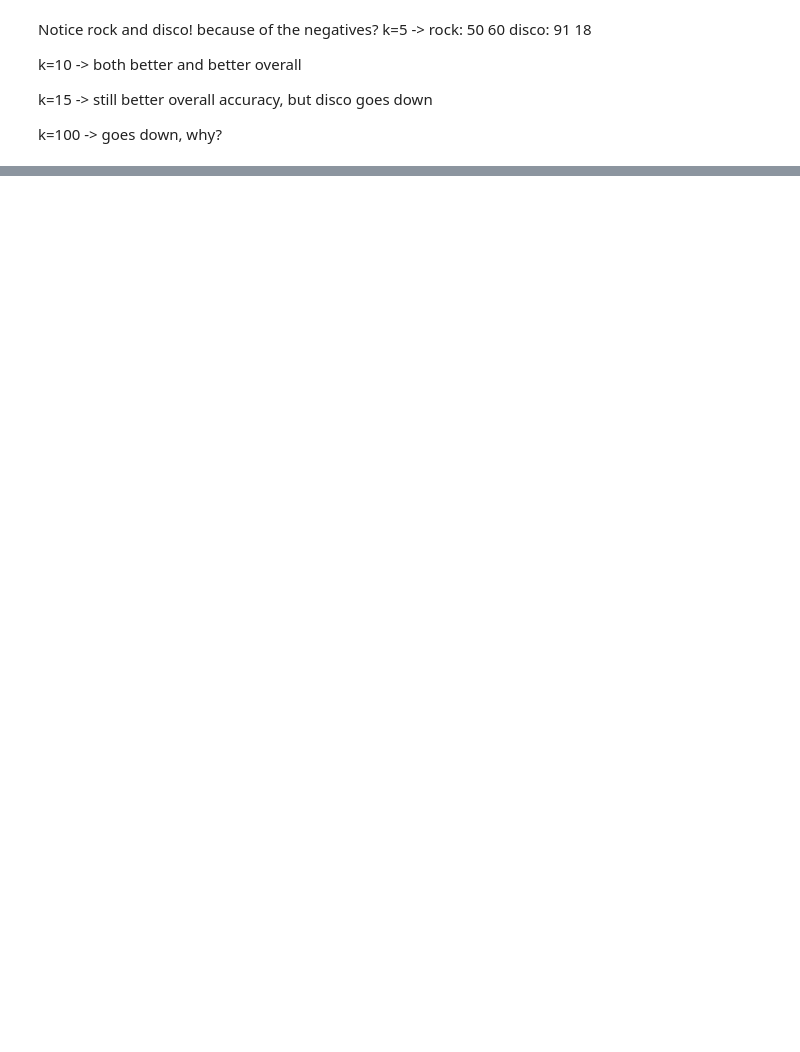
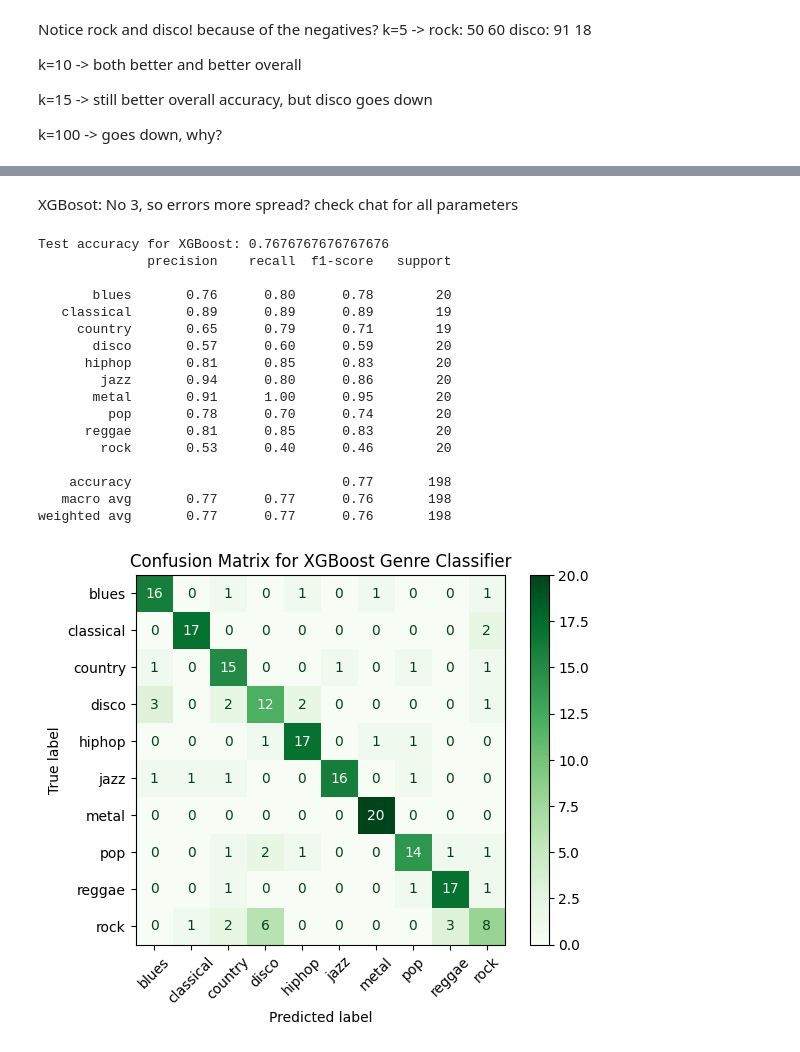
Before and after one commit to johnnynogo/TTT4275_MusicGenreClassification, a Jupyter notebook: all_tasks.ipynb, the cells around one changed output, grey strips where cells are left out. Cells and saved outputs as stored; diff of their text form; code cells hidden in the pictures; blank space fills up the shorter version.

```diff
--- a/all_tasks.ipynb
+++ b/all_tasks.ipynb
@@ -272,0 +340,51 @@ random_forest.fit(feature_train, target_train)
+# %% [markdown]
+XGBosot: No 3, so errors more spread? check chat for all parameters
+# %%
+#Encode target labels, as XGBoost expects class labels as numbers
+label_encoder = LabelEncoder()
+target_train_encoded = label_encoder.fit_transform(target_train)
+
+#Train XGBoost classifier, with 300 decision trees
+xgb_classifier = XGBClassifier(n_estimators=300, learning_rate=0.05, max_depth=5, random_state=42,
+    n_jobs=-1)
+xgb_classifier.fit(feature_train, target_train_encoded)
+
+#Majority voting per series
+def most_common_decision(series):
+    return series.value_counts().idxmax()
+
+#Predict and test the accuracy
+xgb_predictions_encoded = xgb_classifier.predict(feature_test)
+xgb_predictions = label_encoder.inverse_transform(xgb_predictions_encoded)
+
+test_dataset["XGBPrediction"] = xgb_predictions
+target_predict = test_dataset.groupby("Track ID")["XGBPrediction"].apply(most_common_decision)
+target_test = test_dataset.groupby("Track ID")["Genre"].first().reindex(target_predict.index)
+
+accuracy = accuracy_score(target_test, target_predict)
+print(f"Test accuracy for XGBoost: {accuracy}")
+print(classification_report(target_test, target_predict))
+
+#Plot confusion matrix
+ConfusionMatrixDisplay.from_predictions(target_test, target_predict, xticks_rotation=45, cmap="Greens")
+plt.title("Confusion Matrix for XGBoost Genre Classifier")
+plt.show()
+# %% [output]
+Test accuracy for XGBoost: 0.7676767676767676
+              precision    recall  f1-score   support
+
+       blues       0.76      0.80      0.78        20
+   classical       0.89      0.89      0.89        19
+     country       0.65      0.79      0.71        19
+       disco       0.57      0.60      0.59        20
+      hiphop       0.81      0.85      0.83        20
+        jazz       0.94      0.80      0.86        20
+       metal       0.91      1.00      0.95        20
+         pop       0.78      0.70      0.74        20
+      reggae       0.81      0.85      0.83        20
+        rock       0.53      0.40      0.46        20
+
+    accuracy                           0.77       198
+   macro avg       0.77      0.77      0.76       198
+weighted avg       0.77      0.77      0.76       198
+[figure, added]
```
Also changed, not shown: parts of 7 cells of this notebook.
